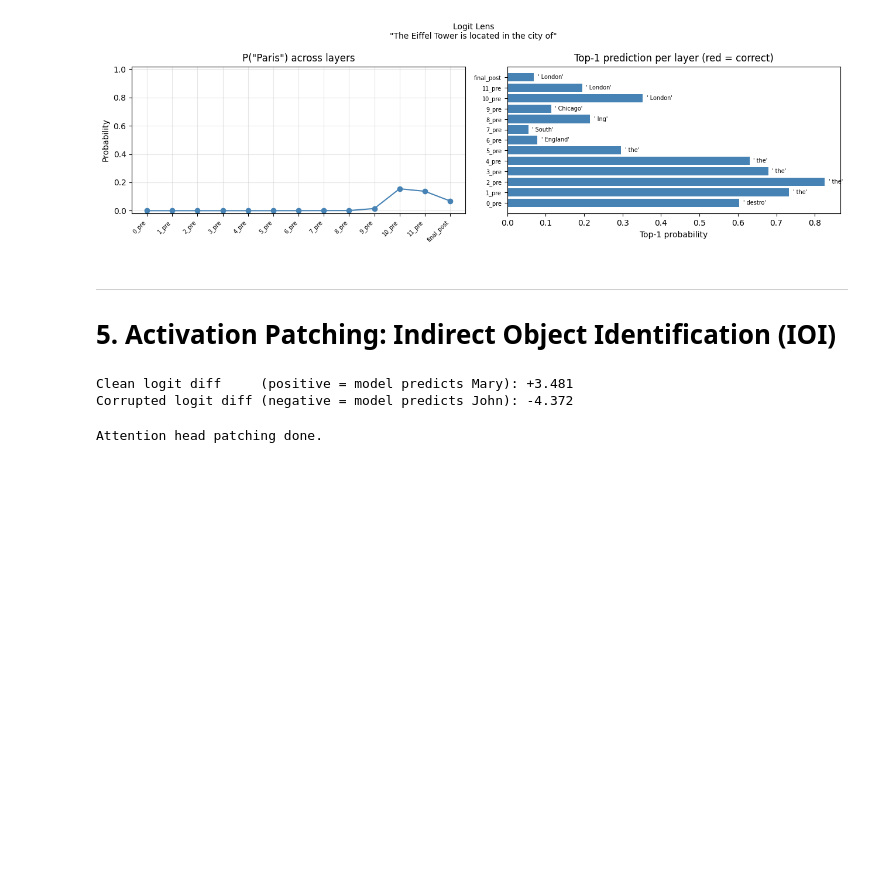
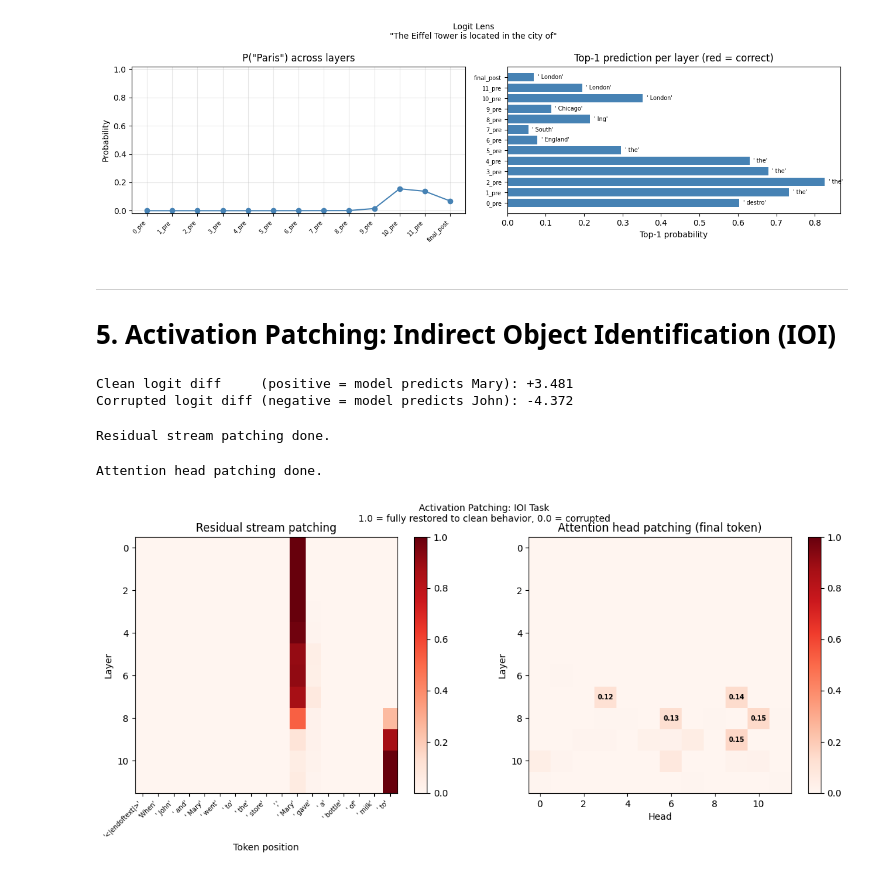
Before and after one commit to agentjakey/mechinterp-explore, a Jupyter notebook: safety_notebook.ipynb, the cells around one changed output. Drawn from its saved outputs; the diff is of its cells as text; code cells hidden in the pictures; blank space fills up the shorter version.

Commit message:
residual stream patching, two graphs

```diff
--- a/safety_notebook.ipynb
+++ b/safety_notebook.ipynb
@@ -328,6 +327,28 @@ def normalized_ld(patched_logits):
 # %% [output]
 Clean logit diff     (positive = model predicts Mary): +3.481
 Corrupted logit diff (negative = model predicts John): -4.372
+# %%
+# Residual stream patching: at each (layer, position), replace the corrupted
+# residual stream value with the corresponding clean value.
+seq_len = clean_tokens.shape[1]
+resid_patch = torch.zeros(n_layers, seq_len)
+
+for layer in range(n_layers):
+    for pos in range(seq_len):
+        def resid_hook(resid, hook, layer=layer, pos=pos):
+            resid[:, pos, :] = clean_cache[f'blocks.{layer}.hook_resid_pre'][:, pos, :]
+            return resid
+
+        patched = model.run_with_hooks(
+            corrupted_tokens,
+            fwd_hooks=[(f'blocks.{layer}.hook_resid_pre', resid_hook)],
+            return_type='logits'
+        )
+        resid_patch[layer, pos] = normalized_ld(patched)
+
+print('Residual stream patching done.')
+# %% [output]
+Residual stream patching done.
 # %%
 # Attention head output patching: at each (layer, head), replace the head's
 # pre-W_O output (z), the per-head value vector before projection at the final token position with the clean value.
@@ -349,3 +370,34 @@ for layer in range(n_layers):
 print('Attention head patching done.')
 # %% [output]
 Attention head patching done.
+# %%
+token_labels = model.to_str_tokens(CORRUPTED)
+
+fig, axes = plt.subplots(1, 2, figsize=(14, 5))
+fig.suptitle('Activation Patching: IOI Task\n'
+             '1.0 = fully restored to clean behavior, 0.0 = corrupted', fontsize=10)
+
+im1 = axes[0].imshow(resid_patch.detach().cpu().numpy(), cmap='Reds', vmin=0, vmax=1, aspect='auto')
+axes[0].set_xlabel('Token position')
+axes[0].set_ylabel('Layer')
+axes[0].set_title('Residual stream patching')
+axes[0].set_xticks(range(seq_len))
+axes[0].set_xticklabels([repr(t) for t in token_labels], rotation=45, ha='right', fontsize=7)
+plt.colorbar(im1, ax=axes[0])
+
+im2 = axes[1].imshow(head_patch.detach().cpu().numpy(), cmap='Reds', vmin=0, vmax=1, aspect='auto')
+axes[1].set_xlabel('Head')
+axes[1].set_ylabel('Layer')
+axes[1].set_title('Attention head patching (final token)')
+plt.colorbar(im2, ax=axes[1])
+
+# Label top 5 heads
+flat = head_patch.numpy().flatten()
+for idx in np.argsort(flat)[-5:]:
+    l, h = divmod(idx, n_heads)
+    score = flat[idx]
+    text_color = 'white' if score > 0.5 else 'black'
+    axes[1].text(h, l, f'{score:.2f}', ha='center', va='center',
+                 fontsize=7, color=text_color, fontweight='bold')
+# %% [output]
+[figure, added]
```
Also changed, not shown: parts of 4 cells of this notebook, 3 other files.
